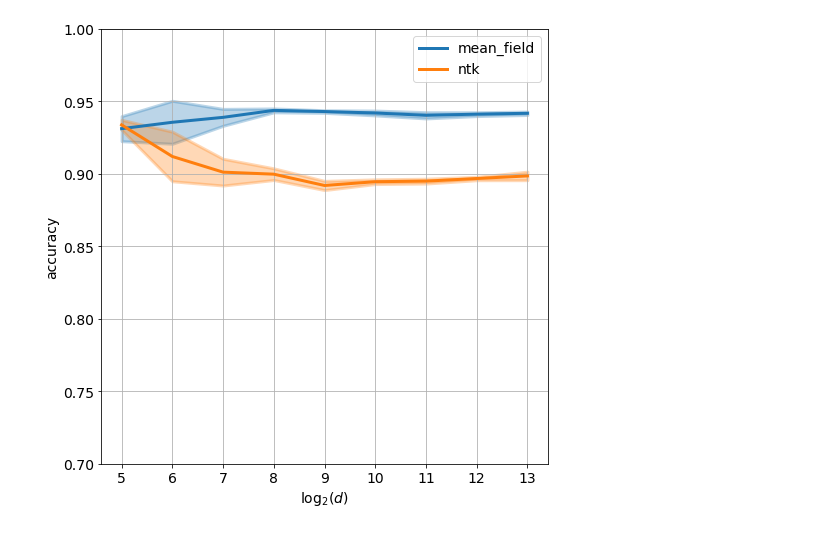
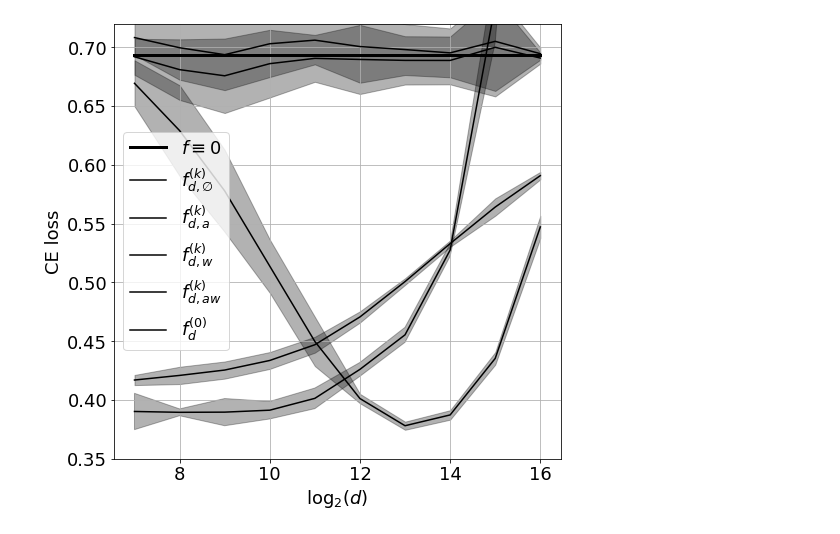
Before and after one commit to deeppavlov/infinite-width_nets, a Jupyter notebook: cifar2_binary_plots.ipynb, the cells around one changed output. Saved outputs shown, nothing was run; the diff lists cells and outputs as text; code cells hidden in the pictures.

Commit message:
epoch dependence; camera-ready plots

```diff
--- a/cifar2_binary_plots.ipynb
+++ b/cifar2_binary_plots.ipynb
@@ -45 +68,7 @@ plt.rcParams.update({'font.size': 14})
+# %%
+def ewma(a, alpha):
+    av_a = a
+    for i in range(1, len(a)):
+        av_a[i] = a[i] * alpha + av_a[i-1] * (1-alpha)
+    return av_a
 # %%
@@ -62,6 +105,6 @@ def draw_curve(scaling_mode, ref_width, correction_epoch, key, q=0, idx=None, sc
 # %%
-linestyles = ['solid', 'dashed', 'dotted', 'dashdot', (0, (1,5))]
+linestyles = ['solid', 'dashed', 'dotted', 'dashdot', (0, (1,5)), (0, (3,5))]
 cmap = plt.get_cmap('tab10')
 key_bases = ['test_loss', 'test_acc', 'train_loss', 'train_acc']
 key_modifiers = [('final_', '')]
-ylims = [(0.34,0.44), (0.8, 0.9), (0.0,0.5), (0.7,1.0)]
+ylims = [(0.34,0.48), (0.75, 0.85), (0.0,0.7), (0.7,1.0)]
@@ -67,0 +195,2 @@ ylims = [(0.34,0.44), (0.8, 0.9), (0.0,0.5), (0.7,1.0)]
+# %%
+ylims = [(-0.02, 0.02), (-0.01, 0.01), (-0.2, 0.2), (-0.01, 0.01)]
@@ -68,32 +241,36 @@ ylims = [(0.34,0.44), (0.8, 0.9), (0.0,0.5), (0.7,1.0)]
+# %%
+key_bases = ['test_loss']
+key_modifiers = [('final_', '_'), ('final_', '_a'), ('final_', '_w'), ('final_', '_avw'), ('init_', ''), ]
+ylims = [(0.35,0.72), (0.5, 1.0), (0.0,0.72), (0.5,1.0)]
 # %%
 for key_base, ylim in zip(key_bases, ylims):
-    _ = plt.figure(figsize=(8,8))
+    for k, scaling_mode in enumerate(scaling_modes):
+        _ = plt.figure(figsize=(8,8))
 
-#     plt.title(
-#         '{}: num_hidden={}, activation={}, optimizer={}, lr={}; {}_{}'.format(
-#             key_base, num_hidden, activation, optimizer, lr, dataset, train_size
-#         )
-#     )
+    #     plt.title(
+    #         '{}: num_hidden={}, activation={}, optimizer={}, lr={}; {}_{}'.format(
+    #             key_base, num_hidden, activation, optimizer, lr, dataset, train_size
+    #         )
+    #     )
 
-    plt.xlabel(r"$\log_2(d)$")
-    plt.ylim(ylim)
-    plt.grid(True)
+        plt.xlabel(r"$\log_2(d)$")
+        plt.ylim(ylim)
+        plt.grid(True)
 
-    if key_base.endswith('_loss'):
-        plt.ylabel("CE loss")
-#         plt.plot(
-#             np.log2(real_widths), np.zeros_like(real_widths) + np.log(num_classes),
-#             color='black', lw=3, ls='solid'
-#         )
-    elif key_base.endswith('_acc'):
-        plt.ylabel("accuracy")
-#         plt.plot(
-#             np.log2(real_widths), np.zeros_like(real_widths) + 1 / num_classes,
-#             color='black', lw=3, ls='solid'
-#         )
+        if key_base.endswith('_loss'):
+            plt.ylabel("CE loss")
+            plt.plot(
+                np.log2(real_widths), np.zeros_like(real_widths) + np.log(num_classes),
+                color='black', lw=3, ls='solid'
+            )
+        elif key_base.endswith('_acc'):
+            plt.ylabel("accuracy")
+            plt.plot(
+                np.log2(real_widths), np.zeros_like(real_widths) + 1 / num_classes,
+                color='black', lw=3, ls='solid'
+            )
 
-    for k, scaling_mode in enumerate(scaling_modes):
-        for ref_width in (ref_widths if scaling_mode != 'default' else [None]):
+        for ref_width in (ref_widths[-1:] if scaling_mode != 'default' else [None]):
             for correction_epoch in (
                 correction_epochs if scaling_mode.startswith('mean_field') else [None]
             ):
@@ -109,11 +286,12 @@ for key_base, ylim in zip(key_bases, ylims):
                             linestyle=linestyles[i], lw=3
                         )
 
-    plt.legend(
-        [
-            '{}'.format(scaling_mode)
-            for scaling_mode in scaling_modes
-        ]
-    )
-    plt.show()
+        plt.legend(
+            [r'$f \equiv 0$'] +
+            [
+                '{}'.format(f_name)
+                for f_name in [r'$f_{d,\emptyset}^{(k)}$', r'$f_{d,a}^{(k)}$', r'$f_{d,w}^{(k)}$', r'$f_{d,aw}^{(k)}$', r'$f_d^{(0)}$']
+            ]
+        )
+        plt.show()
 # %% [output]
@@ -123 +301 @@ for key_base, ylim in zip(key_bases, ylims):
-[figure, old version]
+[figure, new version]
```
Also changed, not shown: parts of 26 cells of this notebook, 10 other files.
